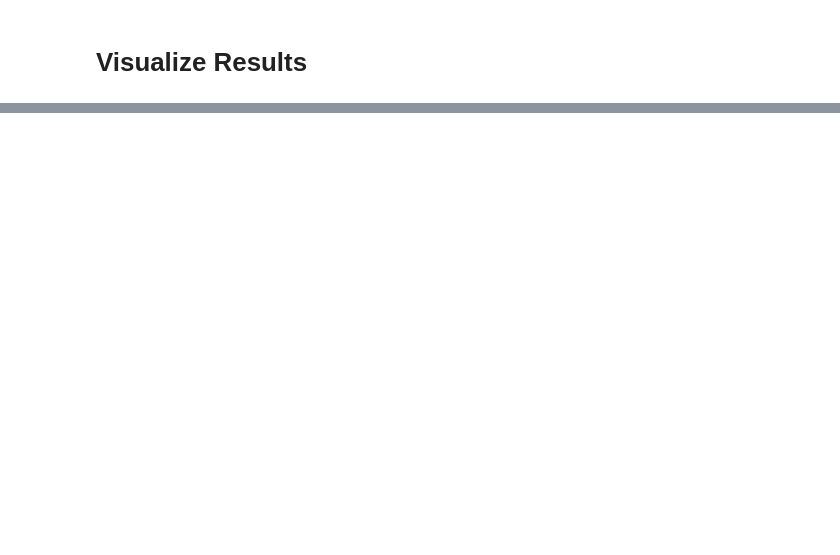
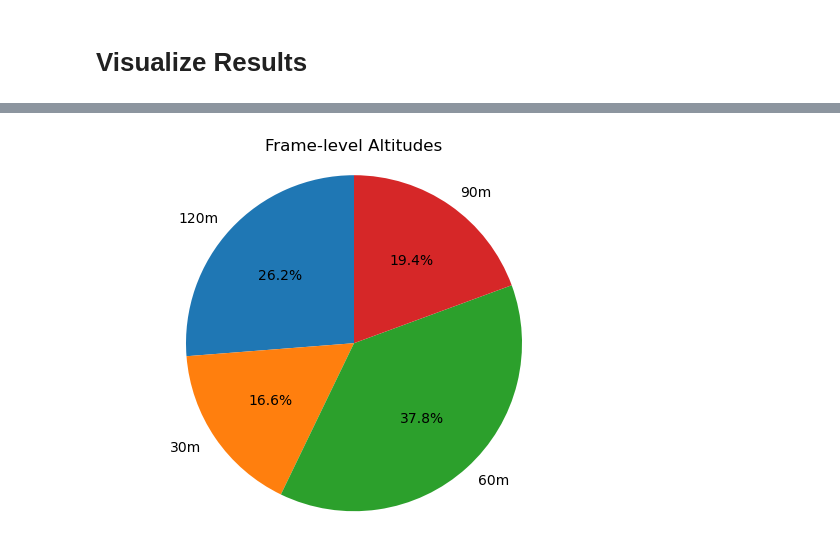
Before and after one commit to fkcptlst/rgbt_dataset, a Jupyter notebook: dataset_analysis.ipynb, the cells around one changed output, grey strips where cells are left out. Saved outputs shown, nothing was run; the diff lists cells and outputs as text; code cells hidden in the pictures; blank space fills up the shorter version.

```diff
--- a/dataset_analysis.ipynb
+++ b/dataset_analysis.ipynb
@@ -48,0 +113,4 @@ draw_pie_chart(total_category_distribution_frame_level_dict, title="Frame-level
+# %%
+draw_pie_chart(total_altitude_distribution_frame_level_dict, title="Frame-level Altitudes")
+# %% [output]
+[figure, added]
```
Also changed, not shown: parts of 20 cells of this notebook, 6 other files.
